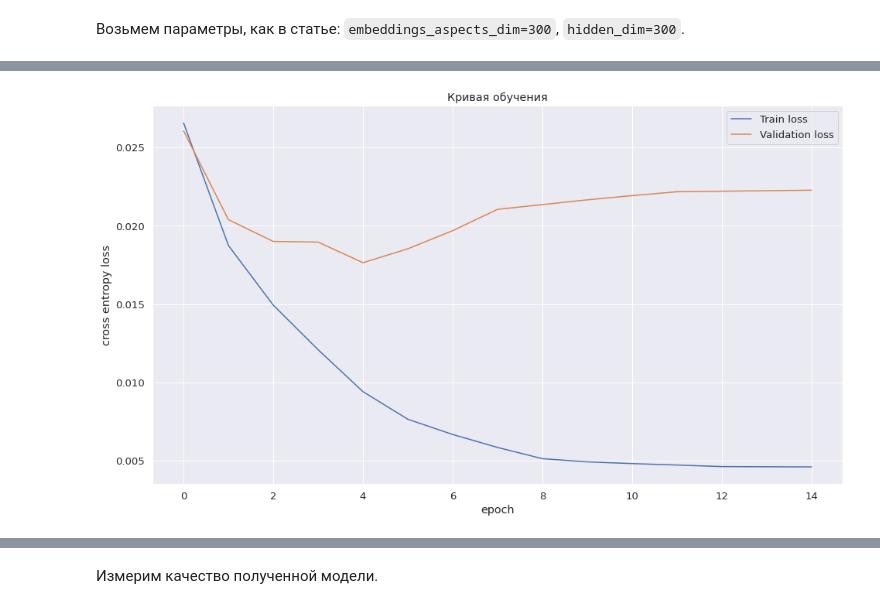
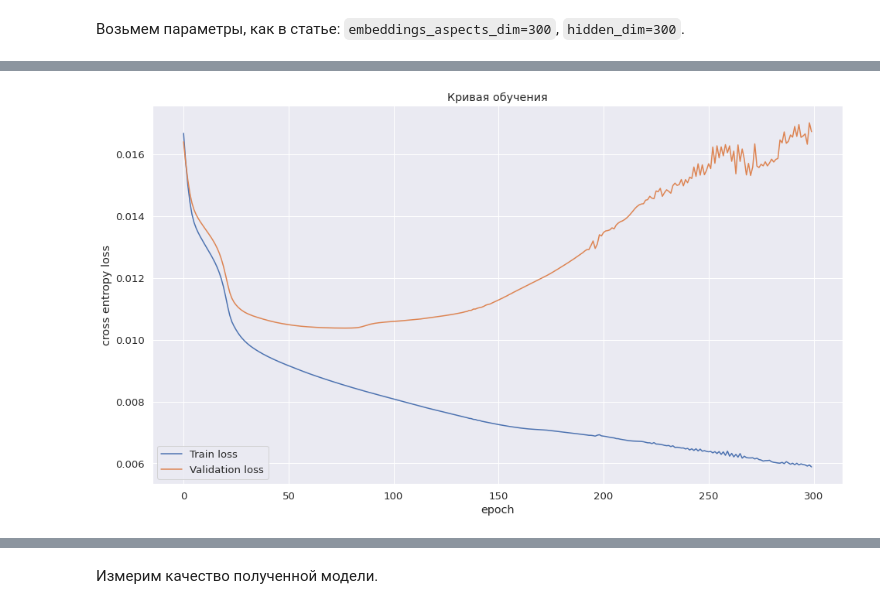
Before and after one commit to deep-nlp-spring-2020/dialog-sent, a Jupyter notebook: notebooks/1_db_ae_lstm.ipynb, the cells around one changed output, grey strips where cells are left out. Cells and saved outputs as stored; diff of their text form; code cells hidden in the pictures.

Commit message:
Added notebook with fixed validation strategy

```diff
--- a/notebooks/1_db_ae_lstm.ipynb
+++ b/notebooks/1_db_ae_lstm.ipynb
@@ -220,11 +272,11 @@ Size of SENTIMENT vocabulary: 5
 # %% [markdown]
 Теперь напишем итератор.
 # %%
-batch_size = 25
+batch_size = 64
 
-train_iter, val_iter = torchtext.data.BucketIterator.splits(
-        (train_data, valid_data),
-        batch_sizes=(batch_size, batch_size),
+train_iter, val_iter, test_iter = torchtext.data.BucketIterator.splits(
+        (train_data, valid_data, test_data),
+        batch_sizes=(batch_size, batch_size, batch_size),
         sort=True,
         sort_key=lambda x: len(x.text),
         sort_within_batch=True,
@@ -266,8 +318,9 @@ class AE_LSTM(nn.Module):
             num_aspects, embeddings_aspects_dim
         )
         self.lstm = nn.LSTM(
-            embeddings_aspects_dim + embeddings_words_dim,
-            hidden_dim, batch_first=True
+            embeddings_aspects_dim + embeddings_words_dim, hidden_dim,
+            dropout=0.5,
+            batch_first=True
         )
         self.hidden_to_sentiments = nn.Linear(hidden_dim, num_sentiments)
 
@@ -322,11 +377,13 @@ AE_LSTM(
 # %%
 model = model.to(device=device)
-learning_rate = 1e-3
-early_stopping = 10
-epochs = 30
+learning_rate = 1e-5
+early_stopping = 1000
+grad_clipping_value = 1
+l2_coef = 1e-3
+epochs = 300
 
-opt = optim.Adam(model.parameters(), lr=learning_rate)
-scheduler = optim.lr_scheduler.StepLR(opt, step_size=4, gamma=0.1)
+opt = optim.Adam(model.parameters(), lr=learning_rate, weight_decay=l2_coef)
+scheduler = optim.lr_scheduler.StepLR(opt, step_size=10, gamma=1)
 criterion = nn.CrossEntropyLoss()
 path_save = os.path.join(MODEL_PREFIX, 'ae_lstm', 'ae_lstm.pt')
 # %%
@@ -402,0 +471,6 @@ Epoch: 14, Training Loss*: 4.62108, Validation Loss*: 22.24436
+# %%
+set_seed_everywhere(random_seed, USE_GPU)
+train_losses, val_losses, train_acc, val_acc = train_loop(
+    train_iter, val_iter, model, opt, scheduler, criterion,
+    epochs, early_stopping
+)
@@ -403,12 +496,12 @@ Epoch: 14, Training Loss*: 4.62108, Validation Loss*: 22.24436
 # %%
 plt.figure(figsize=(16, 9))
-finished_epochs = len(epoch_losses)
-plt.plot(np.arange(finished_epochs), epoch_losses, label='Train loss')
+finished_epochs = len(train_losses)
+plt.plot(np.arange(finished_epochs), train_losses, label='Train loss')
 plt.plot(np.arange(finished_epochs), val_losses, label='Validation loss')
 plt.xlabel('epoch')
 plt.ylabel('cross entropy loss')
 plt.title('Кривая обучения')
 plt.legend()
 plt.show()
 # %% [output]
-[figure, old version]
+[figure, new version]
```
Also changed, not shown: parts of 23 cells of this notebook.
